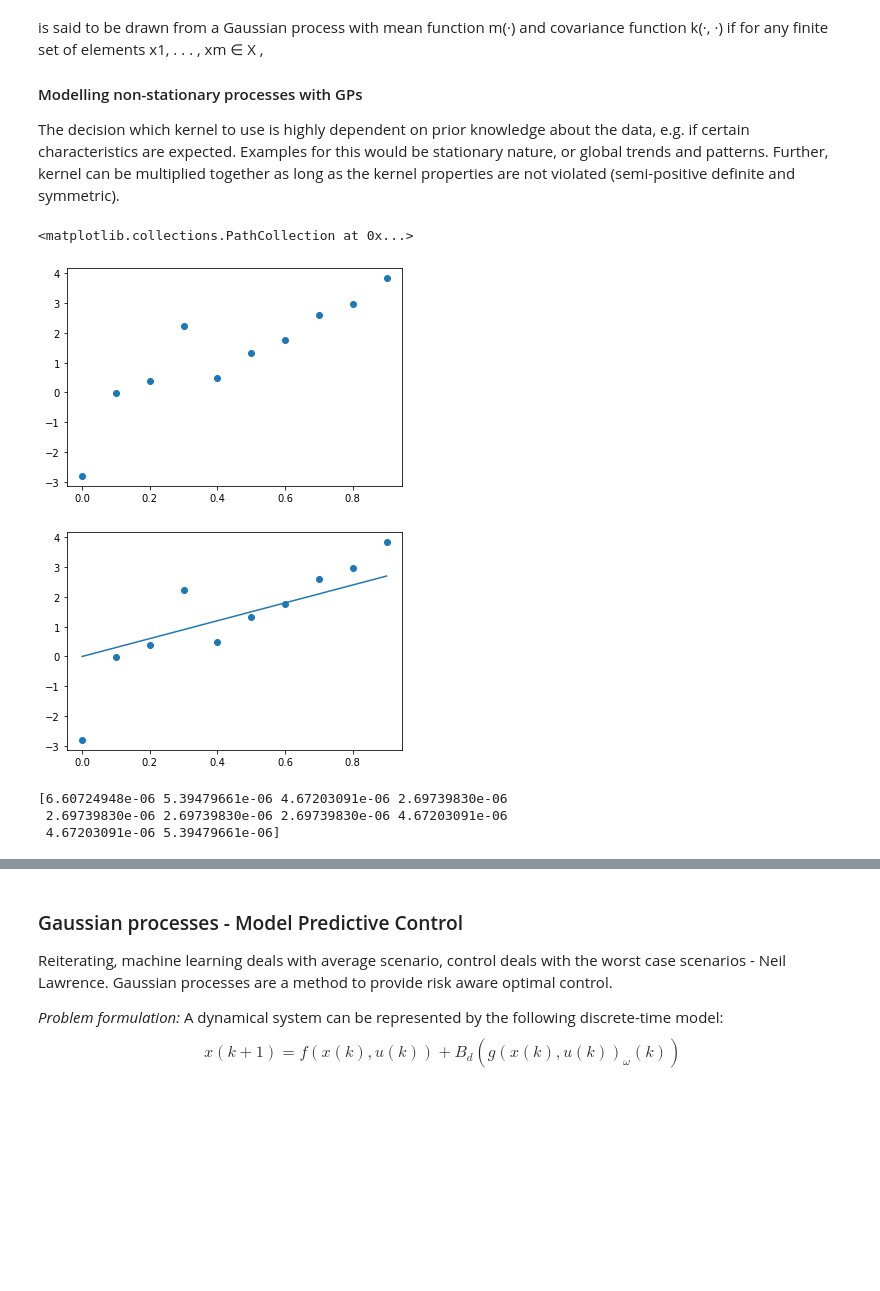
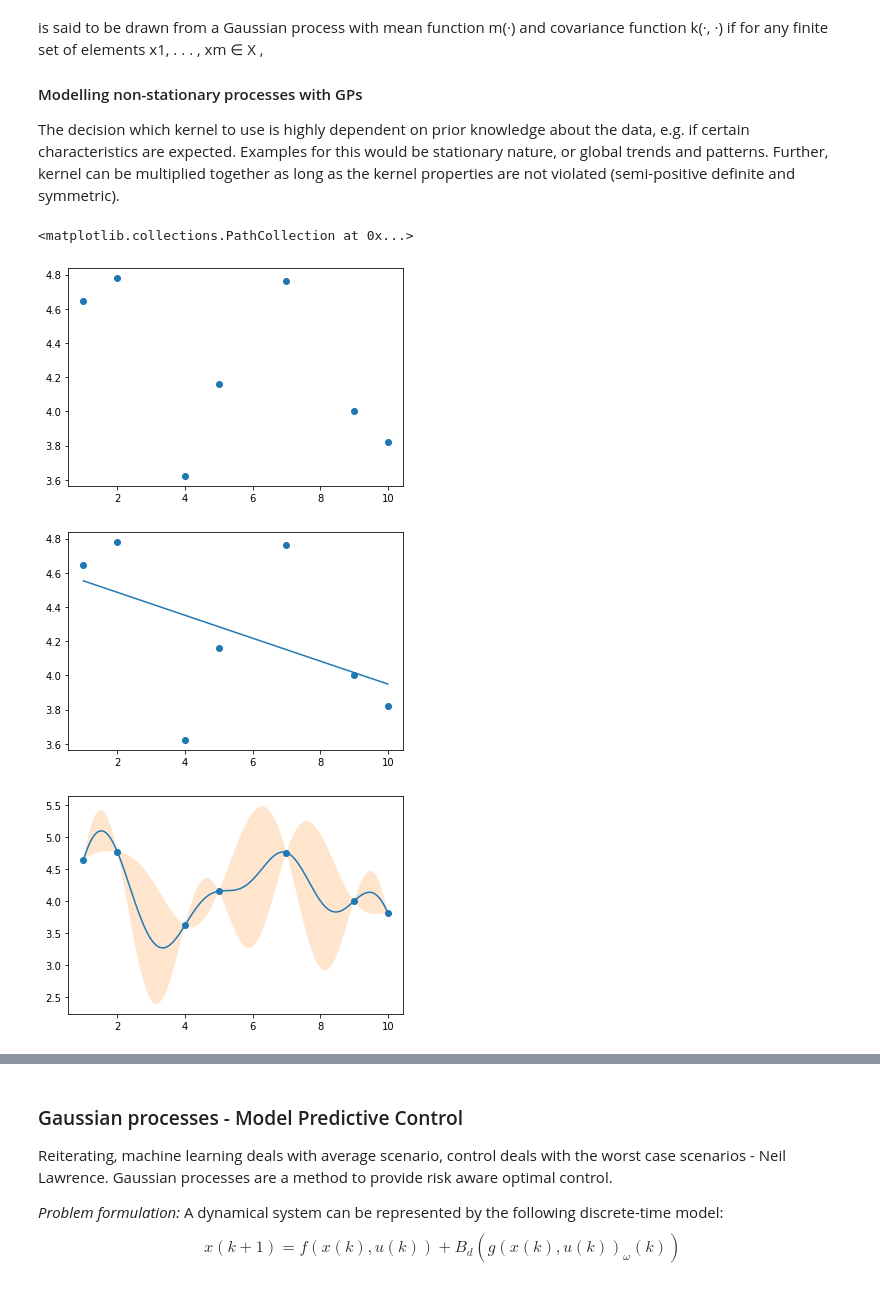
Before and after one commit to jackleekopij/Signal_processing, a Jupyter notebook: Gaussian Processes.ipynb, the cells around one changed output, grey strips where cells are left out. Drawn from its saved outputs; the diff is of its cells as text; code cells hidden in the pictures; blank space fills up the shorter version.

```diff
--- a/Gaussian Processes.ipynb
+++ b/Gaussian Processes.ipynb
@@ -143,26 +143,46 @@ y_white = np.random.normal(0,1,len(x))
 y_trend = [3 * i for i in x]
 y = y_trend + y_white
 
-plt.scatter(x,y)
+# plt.scatter(x,y)
+
+# Our funky function here
+def fn(xs):
+    return np.exp((xs + 10.5)**0.1) + np.sin(xs) / (xs + 1) + np.cos(2.5 * xs**0.5)**2
+    # return xs*3 + np.random.normal(0,8,len(xs))
+
+# Lets generate both the good visualisation of the function and some samples
+xs = np.array([1, 2, 4, 5, 7, 9, 10])
+x_fine = np.linspace(1, 10, 200)
+ys, y_fine = fn(xs), fn(x_fine)
+
+plt.scatter(xs,ys)
 # %% [output]
 <matplotlib.collections.PathCollection at 0x...>
-[figure, old version]
+[figure, new version]
 # %%
 # do Gaussian process regression
-kernel = k.DotProduct(sigma_0 = 200)
-gp = GaussianProcessRegressor(kernel=kernel).fit(np.atleast_2d(x).T,y)
+kernel = k.DotProduct(sigma_0 = 10)
+gp = GaussianProcessRegressor(kernel=kernel)
+gp.fit(np.atleast_2d(xs).T,ys)
 
 
-y_mean, y_std = gp.predict(np.atleast_2d(x).T, return_std=True)
-plt.scatter(x,y, zorder=20)
-plt.plot(x, y_trend)
-plt.fill_between(x, y_mean + 2 * y_std, y_mean - 2 * y_std, alpha=0.2)
+y_mean, y_std = gp.predict(x_fine[:, None], return_std=True)
+plt.scatter(xs,ys, zorder=20)
+plt.plot(x_fine, y_mean)
+plt.fill_between(x_fine, y_mean + 2 * y_std, y_mean - 2 * y_std, alpha=0.2)
 plt.show()
 # %% [output]
-[figure, old version]
+[figure, new version]
-# %%
-print(y_std)
-# %% [output]
-[6.60724948e-06 5.39479661e-06 4.67203091e-06 2.69739830e-06
- 2.69739830e-06 2.69739830e-06 2.69739830e-06 4.67203091e-06
- 4.67203091e-06 5.39479661e-06]
+# %%
+kernel = k.RBF(length_scale=1, length_scale_bounds=(1, 1.01))
+gp = GaussianProcessRegressor(kernel=kernel)
+gp.fit(np.atleast_2d(xs).T,ys)
+
+
+y_mean, y_std = gp.predict(x_fine[:, None], return_std=True)
+plt.scatter(xs,ys, zorder=20)
+plt.plot(x_fine, y_mean)
+plt.fill_between(x_fine, y_mean + 2 * y_std, y_mean - 2 * y_std, alpha=0.2)
+plt.show()
+# %% [output]
+[figure, added]
```
Also changed, not shown: parts of 1 cell of this notebook, 1 other file.
